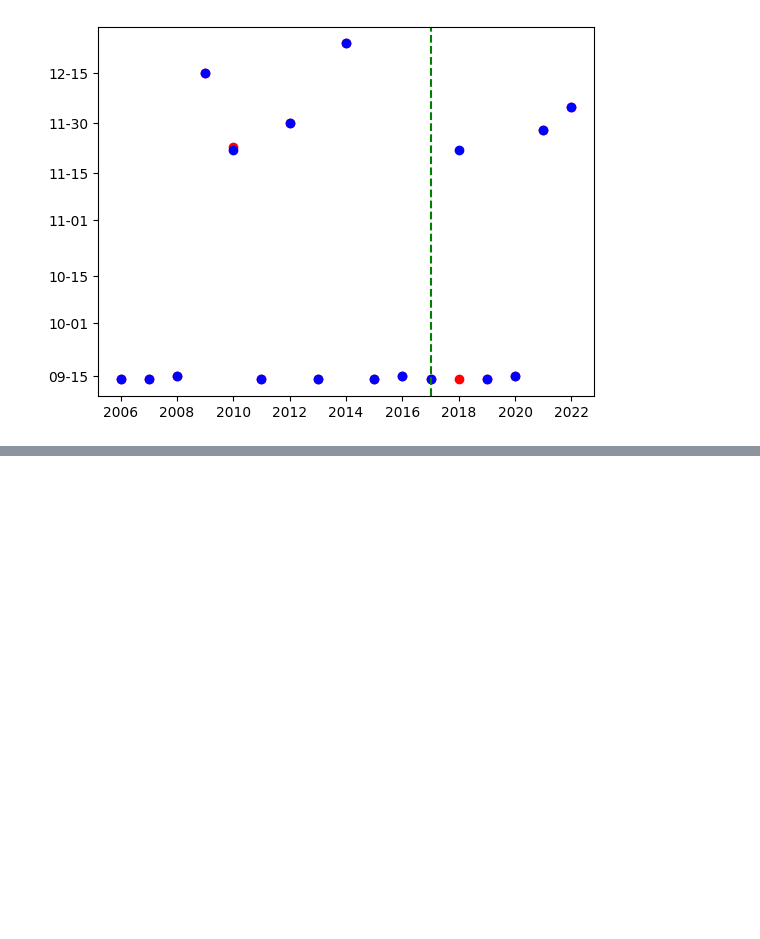
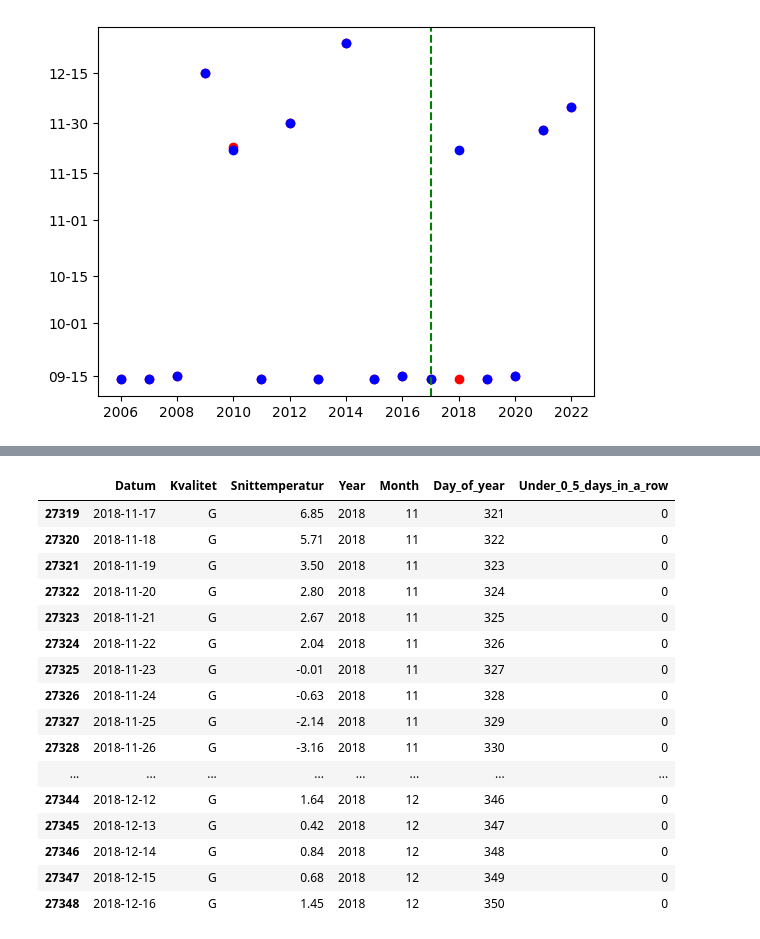
Before and after one commit to msteele919/projectwork, a Jupyter notebook: EDA/plot_adjusted_nonadjusted_temp_winter.ipynb, the cells around one changed output, grey strips where cells are left out. Drawn from its saved outputs; the diff is of its cells as text; code cells hidden in the pictures; blank space fills up the shorter version.

```diff
--- a/EDA/plot_adjusted_nonadjusted_temp_winter.ipynb
+++ b/EDA/plot_adjusted_nonadjusted_temp_winter.ipynb
@@ -254,0 +293,20 @@ plt.show()
+# %%
+df_original[df_original['Year'] == 2018][320:350]
+# %% [output]
+|  | Datum | Kvalitet | Snittemperatur | Year | Month | Day_of_year | Under_0_5_days_in_a_row |
+| 27319 | 2018-11-17 | G | 6.85 | 2018 | 11 | 321 | 0 |
+| 27320 | 2018-11-18 | G | 5.71 | 2018 | 11 | 322 | 0 |
+| 27321 | 2018-11-19 | G | 3.50 | 2018 | 11 | 323 | 0 |
+| 27322 | 2018-11-20 | G | 2.80 | 2018 | 11 | 324 | 0 |
+| 27323 | 2018-11-21 | G | 2.67 | 2018 | 11 | 325 | 0 |
+| 27324 | 2018-11-22 | G | 2.04 | 2018 | 11 | 326 | 0 |
+| 27325 | 2018-11-23 | G | -0.01 | 2018 | 11 | 327 | 0 |
+| 27326 | 2018-11-24 | G | -0.63 | 2018 | 11 | 328 | 0 |
+| 27327 | 2018-11-25 | G | -2.14 | 2018 | 11 | 329 | 0 |
+| 27328 | 2018-11-26 | G | -3.16 | 2018 | 11 | 330 | 0 |
+| ... | ... | ... | ... | ... | ... | ... | ... |
+| 27344 | 2018-12-12 | G | 1.64 | 2018 | 12 | 346 | 0 |
+| 27345 | 2018-12-13 | G | 0.42 | 2018 | 12 | 347 | 0 |
+| 27346 | 2018-12-14 | G | 0.84 | 2018 | 12 | 348 | 0 |
+| 27347 | 2018-12-15 | G | 0.68 | 2018 | 12 | 349 | 0 |
+| 27348 | 2018-12-16 | G | 1.45 | 2018 | 12 | 350 | 0 |
```
Also changed, not shown: parts of 12 cells of this notebook, 5 other files.
